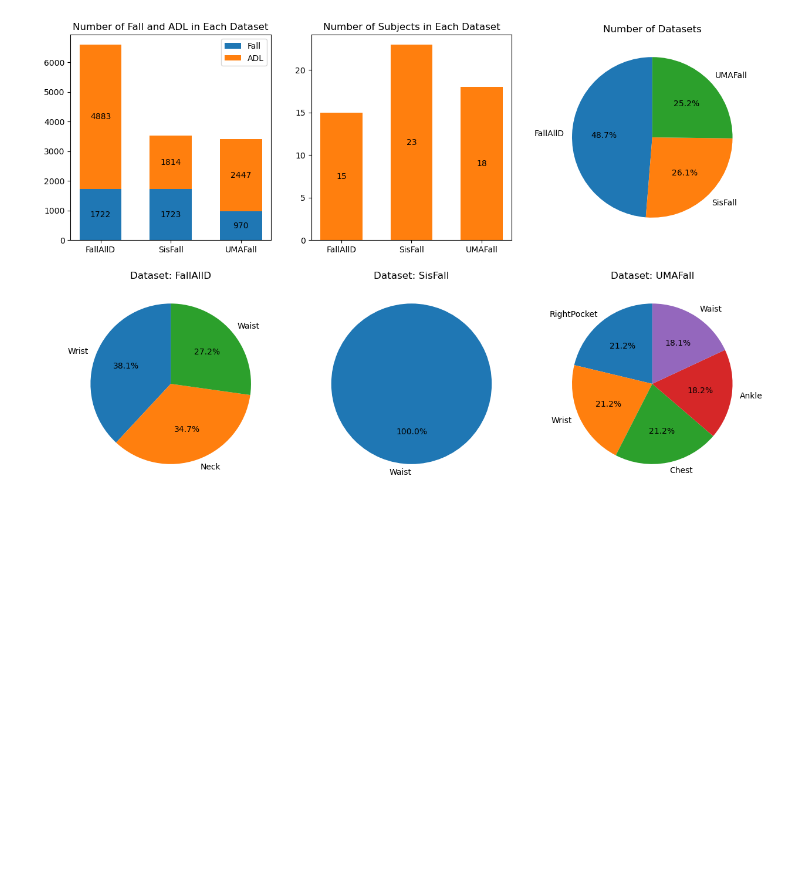
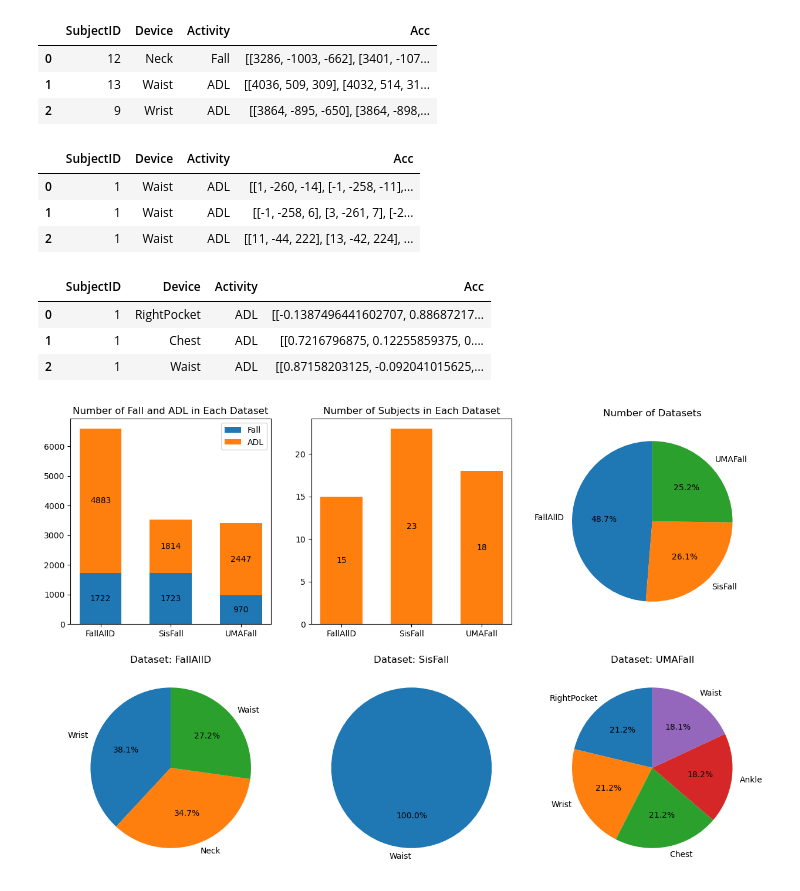
Before and after one commit to Ren8394/Fall-Detection-Collection, a Jupyter notebook: datasets/data-visualisation.ipynb, the cells around one changed output. Saved outputs shown, nothing was run; the diff lists cells and outputs as text; code cells hidden in the pictures; blank space fills up the shorter version.

```diff
--- a/datasets/data-visualisation.ipynb
+++ b/datasets/data-visualisation.ipynb
@@ -9,6 +9,27 @@ processed_Data_Folder = Path.cwd().joinpath('processed')
 df_FallAllD = pd.read_pickle(processed_Data_Folder.joinpath('FallAllD-Preliminary.pkl'))
 df_SisFall = pd.read_pickle(processed_Data_Folder.joinpath('SisFall-Preliminary.pkl'))
 df_UMAFall = pd.read_pickle(processed_Data_Folder.joinpath('UMAFall-Preliminary.pkl'))
+# %%
+df_FallAllD.head(3)
+# %% [output]
+|  | SubjectID | Device | Activity | Acc |
+| 0 | 12 | Neck | Fall | [[3286, -1003, -662], [3401, -107... |
+| 1 | 13 | Waist | ADL | [[4036, 509, 309], [4032, 514, 31... |
+| 2 | 9 | Wrist | ADL | [[3864, -895, -650], [3864, -898,... |
+# %%
+df_SisFall.head(3)
+# %% [output]
+|  | SubjectID | Device | Activity | Acc |
+| 0 | 1 | Waist | ADL | [[1, -260, -14], [-1, -258, -11],... |
+| 1 | 1 | Waist | ADL | [[-1, -258, 6], [3, -261, 7], [-2... |
+| 2 | 1 | Waist | ADL | [[11, -44, 222], [13, -42, 224], ... |
+# %%
+df_UMAFall.head(3)
+# %% [output]
+|  | SubjectID | Device | Activity | Acc |
+| 0 | 1 | RightPocket | ADL | [[-0.1387496441602707, 0.88687217... |
+| 1 | 1 | Chest | ADL | [[0.7216796875, 0.12255859375, 0.... |
+| 2 | 1 | Waist | ADL | [[0.87158203125, -0.092041015625,... |
 # %%
 dataset = ('FallAllD', 'SisFall', 'UMAFall')
 motion_counts = {
```
Also changed, not shown: 4 other files.
